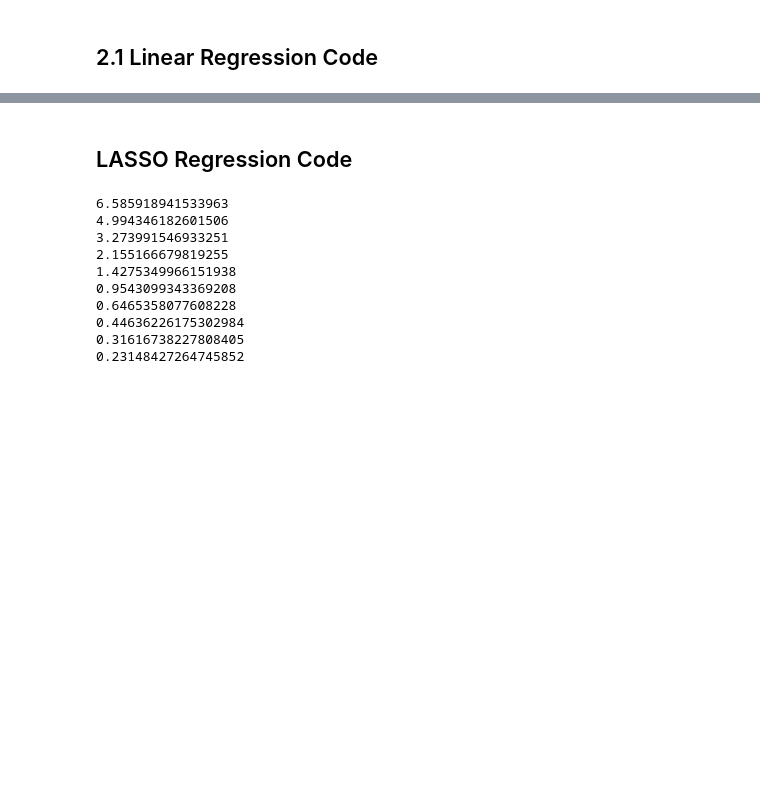
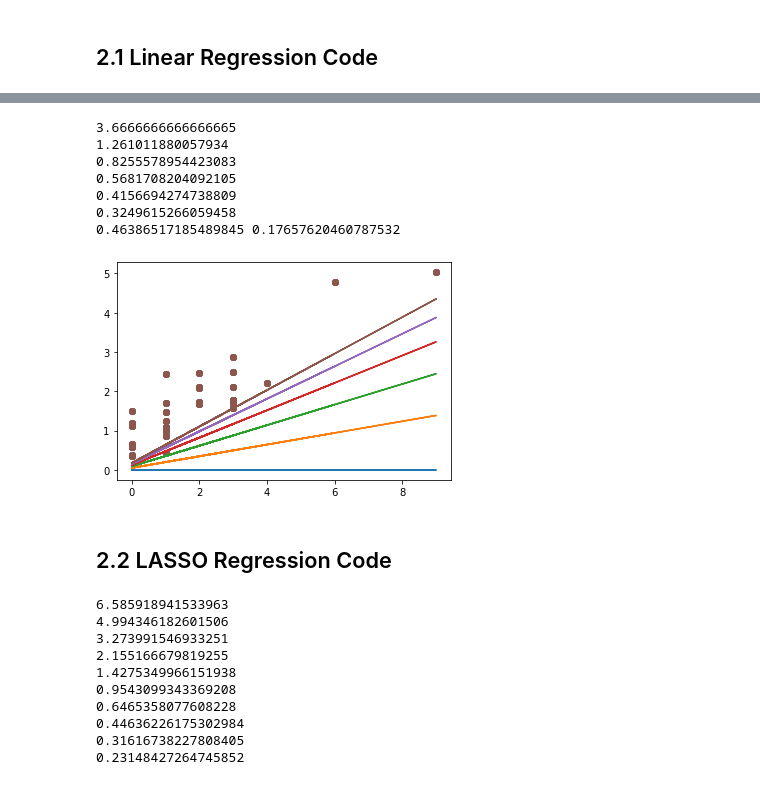
Before and after one commit to zachysenft/Machine-Learning-Algo-Analyses, a Jupyter notebook: Analysis of Linear and LASSO Regressions via Machine Learning.ipynb, the cells around one changed output, grey strips where cells are left out. Drawn from its saved outputs; the diff is of its cells as text; code cells hidden in the pictures; blank space fills up the shorter version.

```diff
--- a/Analysis of Linear and LASSO Regressions via Machine Learning.ipynb
+++ b/Analysis of Linear and LASSO Regressions via Machine Learning.ipynb
@@ -170,5 +244,48 @@ while init_cost - new_cost > 0.1:
+# %%
+#Manchester United xG one
+
+m = 0
+b = 0
+manu_y2_vals = []
+i = 0
+for element in manuGoals:
+    manu_y2_vals.append((manuGoals[i]*m) + b)
+    i = i + 1
+
+plt.scatter(manuGoals,manuXG)
+plt.plot(manuGoals, manu_y2_vals)
+
+init_cost = 100
+new_cost = cost_function(manuGoals, manu_y2_vals)
+print(new_cost)
+
+while init_cost - new_cost > 0.1:
+    init_cost = new_cost
+    m, b = gradient_descent(m, b, manuGoals, manuXG)
+
+    manu_y2_vals = []
+    i = 0
+    for element in manuGoals:
+        manu_y2_vals.append((manuGoals[i]*m) + b)
+        i = i + 1
+
+    #plt.figure()
+    plt.scatter(manuGoals,manuXG)
+    plt.plot(manuGoals, manu_y2_vals)
+    new_cost = cost_function(manuXG, manu_y2_vals)
+    print(new_cost)
+print(m, b)
+# %% [output]
+3.6666666666666665
+1.261011880057934
+0.8255578954423083
+0.5681708204092105
+0.4156694274738809
+0.3249615266059458
+0.46386517185489845 0.17657620460787532
+[figure, added]
 # %% [markdown]
-<h2>LASSO Regression Code</h2>
+<h2>2.2 LASSO Regression Code</h2>
 # %%
 #Overall complexity is O(n) since it consists of doing constant operations for each element, n
 
```
Also changed, not shown: parts of 16 cells of this notebook.
